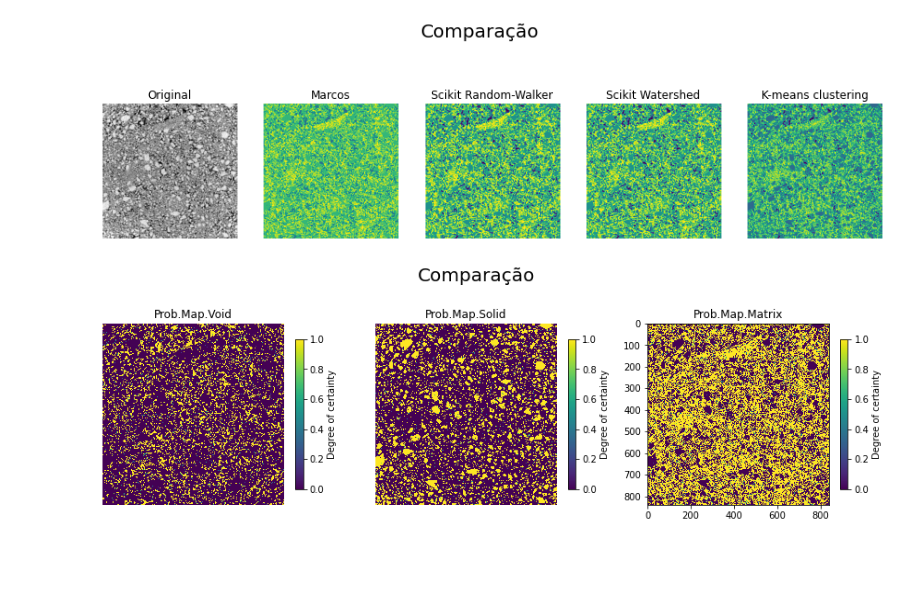
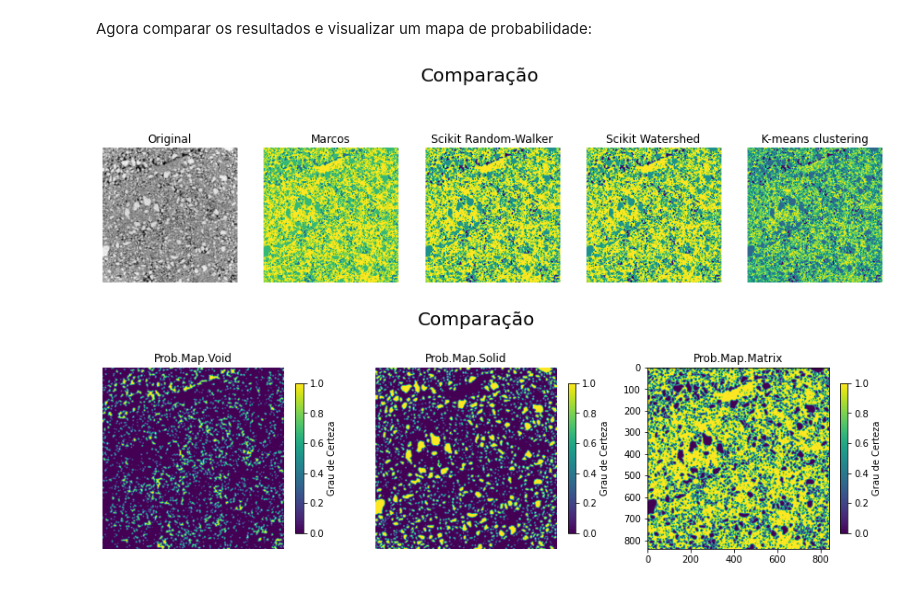
Before and after one commit to cbmoliveira/Imagem, a Jupyter notebook: Análise_de_Imagens.ipynb, the cells around one changed output. Drawn from its saved outputs; the diff is of its cells as text; code cells hidden in the pictures; blank space fills up the shorter version.

```diff
--- a/Análise_de_Imagens.ipynb
+++ b/Análise_de_Imagens.ipynb
@@ -50,0 +97,3 @@ plt.show()
+# %%
+#Atualização da Array para sem ruídos
+sample = tv
@@ -61,21 +119,21 @@ Text(0.5, 1.0, 'Histograma do Stack de Imagens em valores de Voxel')
 # %%
 #Marcar as áreas de interesse
 void=0.4
-matrixmin=0.43
+matrixmin=0.41
 matrixmax=0.7
-solid=0.72
+solid=0.71
 
 #Histograma
 from skimage import exposure
-histo = exposure.histogram(sample)
+histo = exposure.histogram(sample) #plot o histograma de acordo com a imagem
 plt.plot(histo[1], histo[0], label='data')
 plt.xlim(0, 1)
 plt.title('Histograma')
-plt.axvline(void, color='r', ls='-')
-plt.axvline(matrixmin, color='g', ls='-')
-plt.axvline(matrixmax, color='g', ls='-')
-plt.axvline(solid, color='c', ls='-')
-plt.text(void/2, np.max(histo)-10000, 'Vazios', color='r')
-plt.text((matrixmin+matrixmax)/2, np.max(histo)-10000, 'Matriz', color='g')
-plt.text(0.8, np.max(histo)-10000, 'Solid', color='c')
+plt.axvline(void, color='c', ls='-')
+plt.axvline(matrixmin, color='y', ls='-')
+plt.axvline(matrixmax, color='y', ls='-')
+plt.axvline(solid, color='g', ls='-')
+plt.text(void/2, np.max(histo)-10000, 'Vazios', color='c')
+plt.text((matrixmin+matrixmax)/2, np.max(histo)-10000, 'Matriz', color='y')
+plt.text(0.8, np.max(histo)-10000, 'Sólidos', color='g')
 # %% [output]
@@ -153,46 +178,50 @@ km = slic(sample, n_segments=4, compactness=0.01, multichannel=False, enforce_co
+# %% [markdown]
+Agora comparar os resultados e visualizar um mapa de probabilidade:
 # %%
+#Comparação entre as segmentações
 fig, axes = plt.subplots(nrows =1, ncols=5, figsize=(15, 15))
 ax0, ax1, ax2, ax3, ax4 = axes
-ax0.imshow(sample[i], cmap='gray')
+ax0.imshow(sample[0], cmap='gray')
 ax0.set_title("Original")
 ax0.axis('off')
-ax1.imshow(markers[i])
+ax1.imshow(markers[0])
 ax1.set_title('Marcos',fontsize=12)
 ax1.axis('off')
-ax2.imshow(rw[i])
+ax2.imshow(rw[0])
 ax2.set_title('Scikit Random-Walker',fontsize=12)
 ax2.axis('off')
-ax3.imshow(ws[i])
+ax3.imshow(ws[0])
 ax3.set_title('Scikit Watershed',fontsize=12)
 ax3.axis('off')
-ax4.imshow(km[i])
+ax4.imshow(km[0])
 ax4.set_title('K-means clustering',fontsize=12)
 ax4.axis('off')
 fig.suptitle('Comparação', y=0.65, fontsize=20)
 plt.subplots_adjust(left=None, bottom=None, right=None, top=None, wspace=None, hspace=None)
 # %% [output]
-[figure, old version]
+[figure, new version]
 # %%
+#Mapa de Probabilidade das marcações do Random Walker.
 fig, axes = plt.subplots(nrows =1, ncols=3, figsize=(15, 15))
 ax0, ax1, ax2 = axes
-ax0.imshow(pm[0,i])
+ax0.imshow(pm[0,1])
 ax0.set_title('Prob.Map.Void',fontsize=12)
 ax0.axis('off')
-ax1.imshow(pm[1,i])
+ax1.imshow(pm[0,1])
 ax1.set_title('Prob.Map.Solid',fontsize=12)
 ax1.axis('off')
-ax2.imshow(pm[2,i])
+ax2.imshow(pm[0,1])
 ax2.set_title('Prob.Map.Matrix',fontsize=12)
-cax2 = ax2.imshow(pm[2,i], interpolation='nearest', vmin=0, vmax=1)
-cax1 = ax1.imshow(pm[1,i], interpolation='nearest', vmin=0, vmax=1)
-cax0 = ax0.imshow(pm[0,i], interpolation='nearest', vmin=0, vmax=1)
+cax2 = ax2.imshow(pm[2,1], interpolation='gaussian', vmin=0, vmax=1)
+cax1 = ax1.imshow(pm[1,1], interpolation='gaussian', vmin=0, vmax=1)
+cax0 = ax0.imshow(pm[0,1], interpolation='gaussian', vmin=0, vmax=1)
 cb0 = fig.colorbar(cax0,ax=ax0,shrink=0.2)
 cb1 = fig.colorbar(cax1,ax=ax1,shrink=0.2)
 cb2 = fig.colorbar(cax2,ax=ax2,shrink=0.2)
-cb0.ax.set_ylabel('Degree of certainty', rotation=90)
-cb1.ax.set_ylabel('Degree of certainty', rotation=90)
-cb2.ax.set_ylabel('Degree of certainty', rotation=90)
+cb0.ax.set_ylabel('Grau de Certeza', rotation=90)
+cb1.ax.set_ylabel('Grau de Certeza', rotation=90)
+cb2.ax.set_ylabel('Grau de Certeza', rotation=90)
 fig.suptitle('Comparação', y=0.65, fontsize=20)
 plt.subplots_adjust(left=None, bottom=None, right=None, top=None, wspace=None, hspace=None)
 # %% [output]
-[figure, old version]
+[figure, new version]
```
Also changed, not shown: parts of 24 cells of this notebook.
